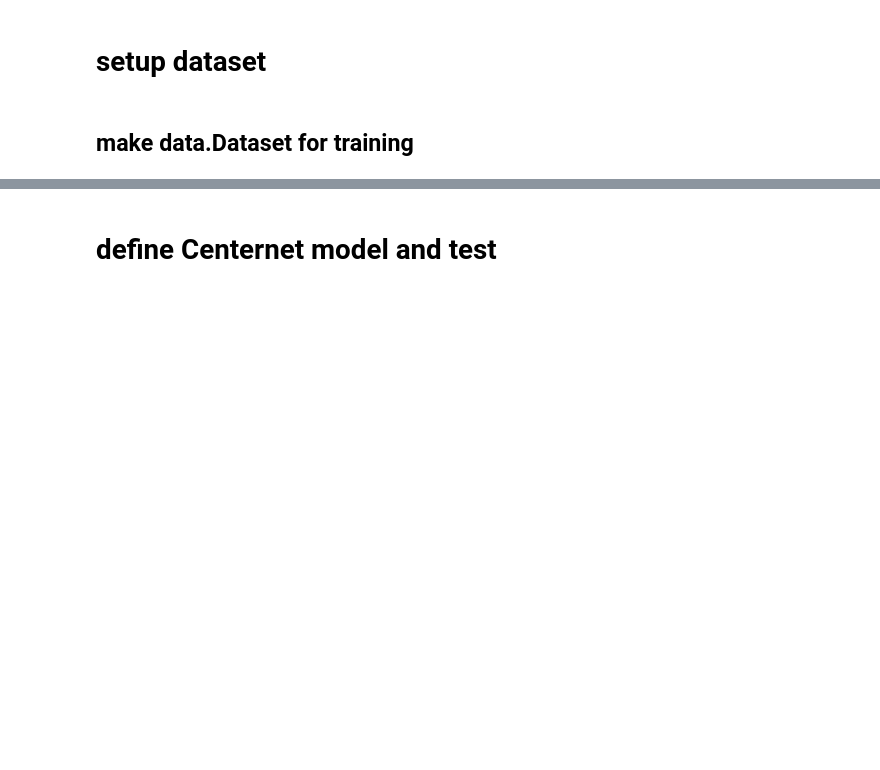
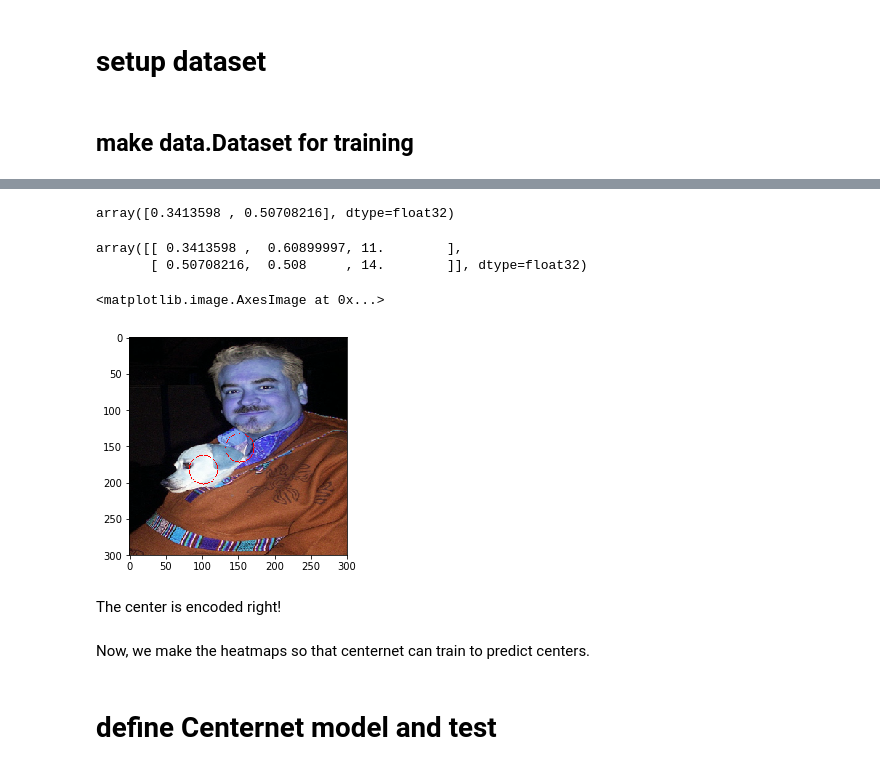
Before and after one commit to kentaroy47/centernet-from-scratch.pytorch, a Jupyter notebook: train_centernet.ipynb, the cells around one changed output, grey strips where cells are left out. Saved outputs shown, nothing was run; the diff lists cells and outputs as text; code cells hidden in the pictures; blank space fills up the shorter version.

Commit message:
confirm VOC training

```diff
--- a/train_centernet.ipynb
+++ b/train_centernet.ipynb
@@ -66,7 +66,7 @@ if not DATASET == "COCO":
     # Dataloader
     train_dataset = VOCDataset(train_img_list, train_anno_list, phase = "train", transform=transform, transform_anno = transform_anno)
     val_dataset = VOCDataset(val_img_list, val_anno_list, phase="val", transform=DatasetTransform(
-        input_size, color_mean), transform_anno=Anno_xml2list(voc_classes))
+        input_size), transform_anno=Anno_xml2list(voc_classes))
 
 else:
     from dataset.coco import COCODetection
@@ -111,5 +118,13 @@ plt.imshow(img.transpose(1,2,0))
+# %%
+np.mean(np.asarray([target[:,2],target[:,0]]), axis=0)
+# %% [output]
+array([0.3413598 , 0.50708216], dtype=float32)
 # %%
 # show targets
 target = np.asarray(targets[0])
-center = np.asarray([target[:,2]-target[:,0], target[:,3]-target[:,1], target[:,4]]).T
+# convert targets to its center.
+center = np.asarray([np.mean(np.asarray([target[:,2],target[:,0]]), axis=0).T, np.mean(np.asarray([target[:,3],target[:,1]]), axis=0).T, target[:,4]]).T
 center
+# %% [output]
+array([[ 0.3413598 ,  0.60899997, 11.        ],
+       [ 0.50708216,  0.508     , 14.        ]], dtype=float32)
@@ -116,13 +133,21 @@ center
 # %%
-img2 = np.uint8(img*255).transpose(1,2,0)
-print(img2.shape)
+# Let's see if the center is encoded right
+
+img2 = cv2.imread("../VOCdevkit/VOC2007/JPEGImages/000001.jpg")
+img2 = cv2.resize(img2, (300,300))
+
 # plot stuff centers
 for c in center:
-    img2 = cv2.circle(img2, (int(c[0]*input_size), int(c[1]*input_size)), 4, (255, 0, 0))
+    img2 = cv2.circle(img2, (int(c[0]*input_size), int(c[1]*input_size)), 20, (255, 0, 0))
 
-plt.imshow(cv2.cvtColor(img2, cv2.COLOR_BGR2RGB))
-# as opencv loads in BGR format by default, we want to show it in RGB.
-plt.show()
+plt.imshow(img2/255)
+# %% [output]
+<matplotlib.image.AxesImage at 0x...>
+[figure, added]
+# %% [markdown]
+The center is encoded right!
+# %% [markdown]
+Now, we make the heatmaps so that centernet can train to predict centers.
 # %% [markdown]
 # define Centernet model and test
 # %%
```
Also changed, not shown: parts of 4 cells of this notebook, 2 other files.
